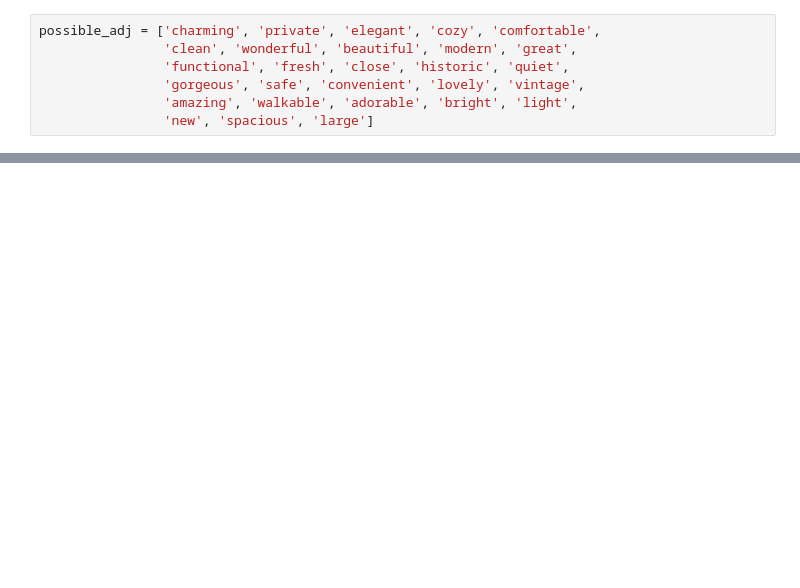
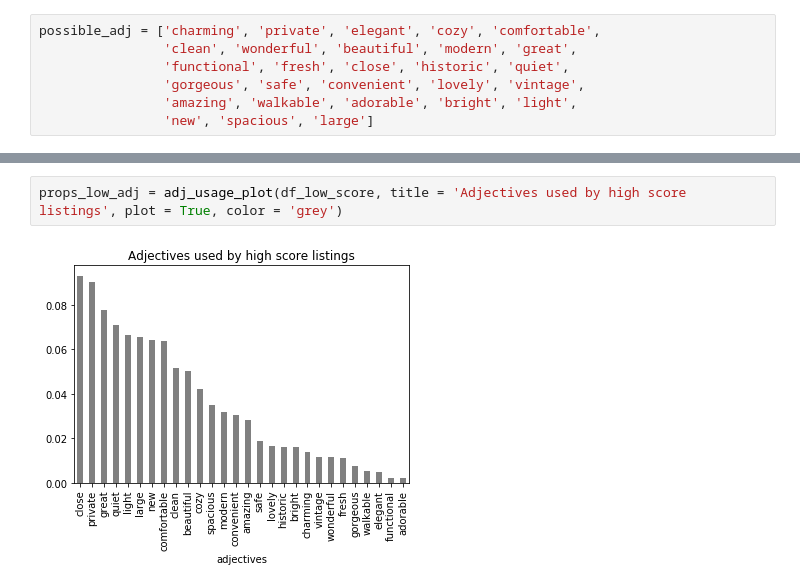
Before and after one commit to YeLiBCM/udacity-DS-nano-project1, a Jupyter notebook: project1_main.ipynb, the cells around one changed output, grey strips where cells are left out. Cells and saved outputs as stored; diff of their text form; blank space fills up the shorter version.

```diff
--- a/project1_main.ipynb
+++ b/project1_main.ipynb
@@ -58,0 +115,4 @@ possible_adj = ['charming', 'private', 'elegant', 'cozy', 'comfortable',
+# %%
+props_low_adj = adj_usage_plot(df_low_score, title = 'Adjectives used by high score listings', plot = True, color = 'grey')
+# %% [output]
+[figure, added]
```
Also changed, not shown: parts of 16 cells of this notebook.
